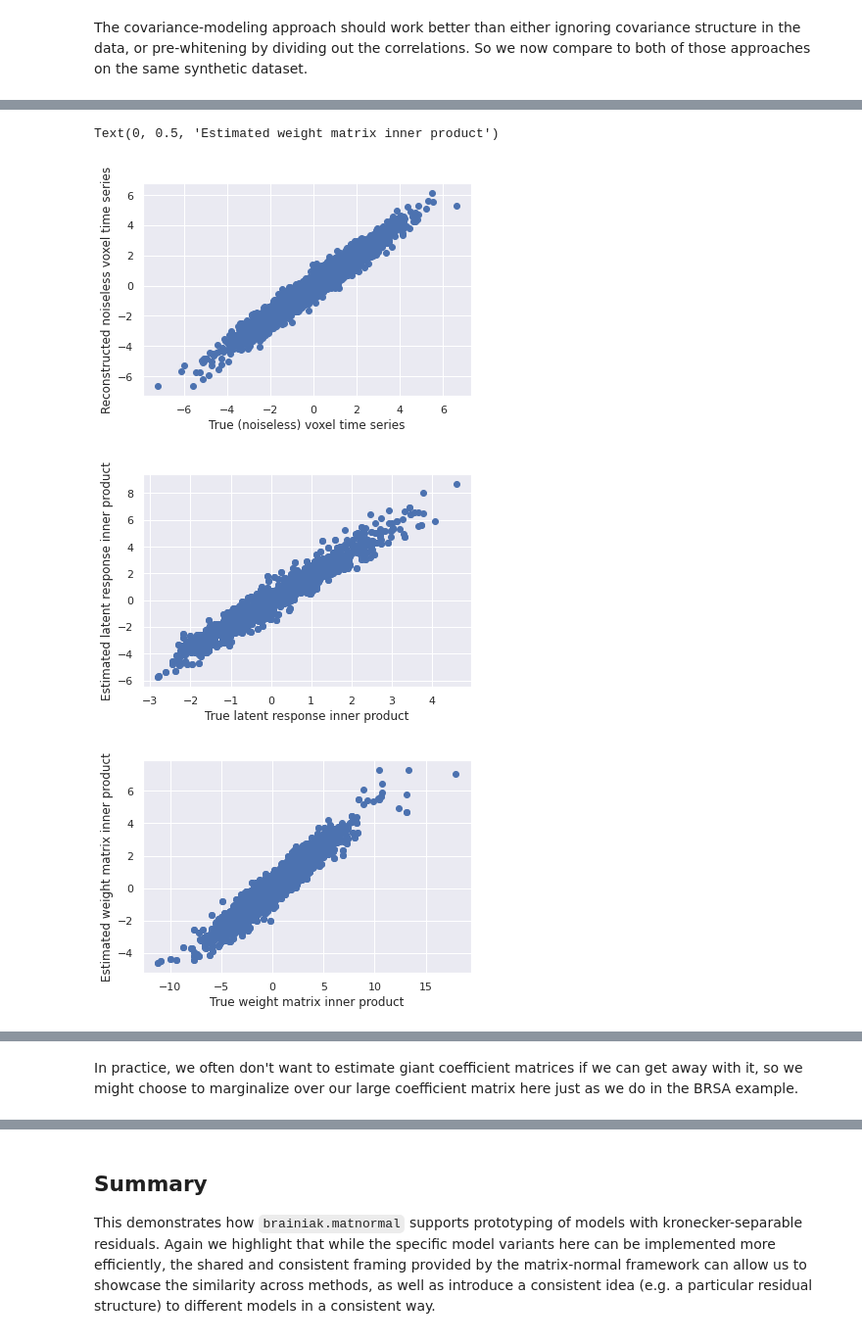
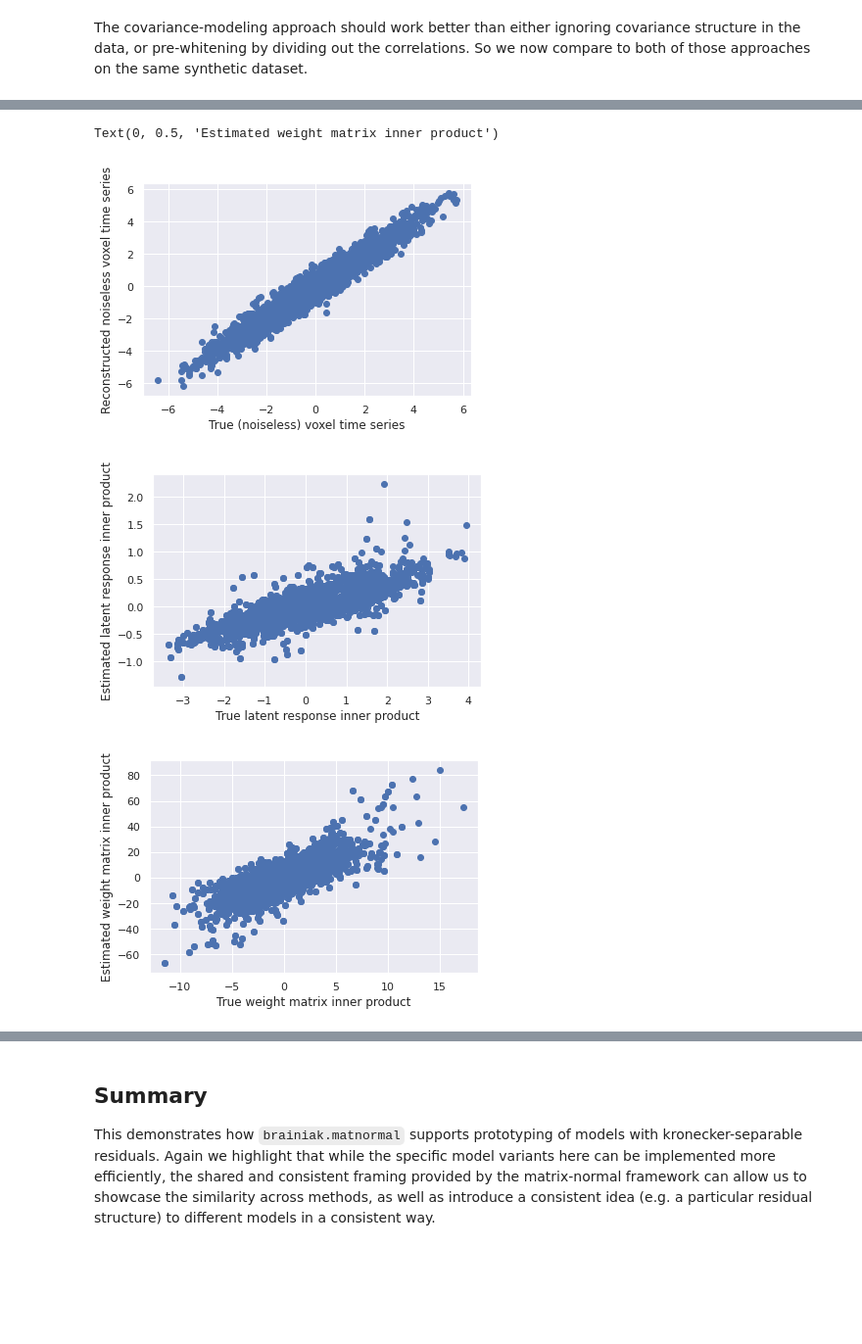
Before and after one commit to brainiak/brainiak-aperture, a Jupyter notebook: notebooks/matnormal/Matrix-normal model prototyping.ipynb, the cells around one changed output, grey strips where cells are left out. Shown at 98% size. Drawn from its saved outputs; the diff is of its cells as text; code cells hidden in the pictures; blank space fills up the shorter version.

```diff
--- a/notebooks/matnormal/Matrix-normal model prototyping.ipynb
+++ b/notebooks/matnormal/Matrix-normal model prototyping.ipynb
@@ -331,8 +351,7 @@ As before, this model is available in `brainiak` directly, where it incorporates
 # %%
-from brainiak.matnormal.mnrsa import MNRSA
 model_matnorm = MNRSA(time_cov=time_cov, space_cov=space_cov, n_nureg=3)
 
-model_matnorm.fit(true_Y, true_X)
+model_matnorm.fit(Y, X)
 plt.matshow(model_matnorm.C_, vmin=-1, vmax=1)
 plt.title("Estimated RSA Matrix")
 plt.colorbar()
@@ -352,21 +372,21 @@ In this model, we no longer know the design matrix, and the brain volume is now
 # %%
 # Generate data
-import numpy as np
-np.random.seed(1)
-
 components = 5
 voxels = 100
 TRs = 50
 
-S = np.sin(np.arange(TRs)[:, None] @ np.random.randn(1, components) + np.random.randn(1, components))
-plt.plot(S) # random sinewaves with noise
+S = np.sin(
+    np.arange(TRs)[:, None] @ np.random.randn(1, components)
+    + np.random.randn(1, components)
+)
+plt.plot(S)  # random sinewaves with noise
 plt.title("Simulated latent response")
 plt.xlabel("TRs")
 B = np.random.randn(components, voxels)
 Y = S @ B + np.random.randn(TRs, voxels)
 plt.figure()
 
-plt.plot(Y[:,:10])
+plt.plot(Y[:, :10])
 plt.xlabel("TRs")
 _ = plt.title("Simulated voxel time series (first 10 voxels)")
 # %% [output]
@@ -558,23 +623,24 @@ class MNFactorAnalysis(BaseEstimator, TransformerMixin):
 # %%
-mn_fa = MNFactorAnalysis(time_cov=time_cov, space_cov=space_cov, n_features=conditions)
+# regular
+mn_fa = MNFactorAnalysis(time_cov=time_cov, space_cov=space_cov, n_features=components, dual=False)
 
-mn_fa.fit(Y)
+mn_fa.fit(Y_tf, naive_init=False)
 
-plt.plot((S @ B).flatten(),(mn_fa.S_ @ mn_fa.beta_).flatten(),  'bo')
+plt.plot((S @ B).flatten(),(mn_fa.S_ @ mn_fa.B_).flatten(),  'bo')
 plt.xlabel("True (noiseless) voxel time series")
 plt.ylabel("Reconstructed noiseless voxel time series")
 
 plt.figure()
 plt.plot( (S @ S.T).flatten(),(mn_fa.S_ @ mn_fa.S_.T).flatten(), 'bo')
 plt.xlabel("True latent response inner product")
 plt.ylabel("Estimated latent response inner product")
 
 plt.figure()
-plt.plot( (B.T @ B).flatten(), (mn_fa.beta_.T @ mn_fa.beta_ ).flatten(),'bo')
+plt.plot( (B.T @ B).flatten(), (mn_fa.B_.T @ mn_fa.B_ ).flatten(),'bo')
 plt.xlabel("True weight matrix inner product")
 plt.ylabel("Estimated weight matrix inner product")
 # %% [output]
 Text(0, 0.5, 'Estimated weight matrix inner product')
-[figure, old version]
+[figure, new version]
-[figure, old version]
+[figure, new version]
-[figure, old version]
+[figure, new version]
@@ -581,2 +647,0 @@ Text(0, 0.5, 'Estimated weight matrix inner product')
-# %% [markdown]
-In practice, we often don't want to estimate giant coefficient matrices if we can get away with it, so we might choose to marginalize over our large coefficient matrix here just as we do in the BRSA example.
```
Also changed, not shown: parts of 20 cells of this notebook.
